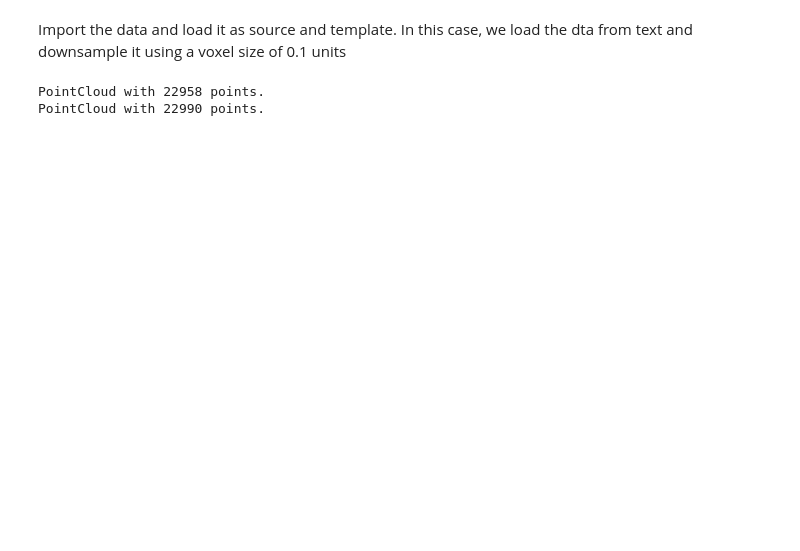
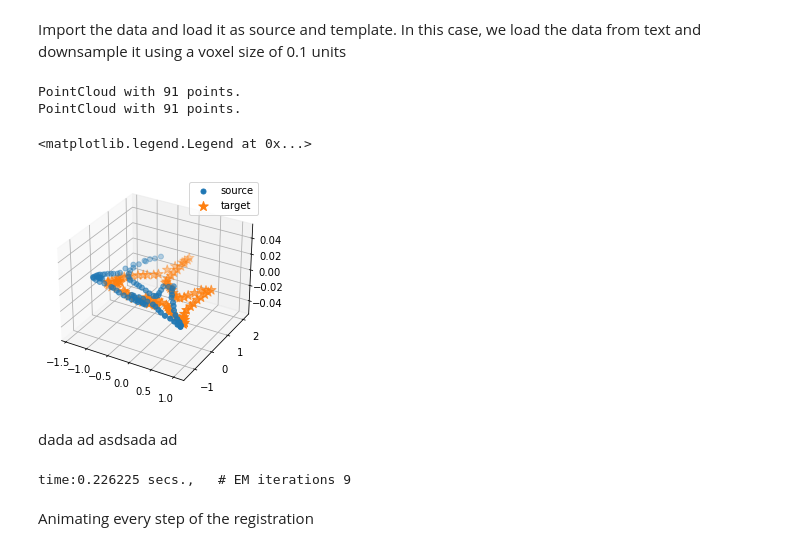
Before and after one commit to arkadeepnc/10701_DepthEx2_ML_for_registration, a Jupyter notebook: src/DEMO_NON_RIGID.ipynb, the cells around one changed output. Drawn from its saved outputs; the diff is of its cells as text; code cells hidden in the pictures; blank space fills up the shorter version.

Commit message:
adding data

```diff
--- a/src/DEMO_NON_RIGID.ipynb
+++ b/src/DEMO_NON_RIGID.ipynb
@@ -8,19 +15,32 @@ import plotly.graph_objects as go
 # %% [markdown]
-Import the data and load it as source and template. In this case, we load the dta from text and downsample it using a voxel size of 0.1 units
+Import the data and load it as source and template. In this case, we load the data from text and downsample it using a voxel size of 0.1 units
 # %%
-source, target = utils.prepare_source_and_target_nonrigid_3d('face-x.txt',
-                                                             'face-y.txt', 1.0)
+# source, target = utils.prepare_source_and_target_nonrigid_3d('face-x.txt',
+#                                                              'face-y.txt', 5.0)
+source, target = utils.prepare_source_and_target_nonrigid_3d('fish-x.txt', 'fish-y.txt', 0.001)
 source_np = np.asarray(source.points)
 target_np = np.asarray(target.points)
 
-fig = go.Figure(data=[go.Scatter3d(x=source_np[:,0], y=source_np[:,1], z=source_np[:,2],
-                                   mode='markers',    marker=dict( size=1, color='green',  opacity=1.0)),
-                                   go.Scatter3d(x=target_np[:,0], y=target_np[:,1], z=target_np[:,2],
-                                   mode='markers',    marker=dict( size=1, color='red',  opacity=1.0)) ])
-fig.show()
+# fig = go.Figure(data=[go.Scatter3d(x=source_np[:,0], y=source_np[:,1], z=source_np[:,2],
+#                                    mode='markers',    marker=dict( size=1, color='green',  opacity=1.0)),
+#                                    go.Scatter3d(x=target_np[:,0], y=target_np[:,1], z=target_np[:,2],
+#                                    mode='markers',    marker=dict( size=1, color='red',  opacity=1.0)) ])
+# fig.show()
+fig = plt.figure()
+ax = fig.add_subplot(projection = '3d')
+ax.scatter(source_np[:,0], source_np[:,1], source_np[:,2], marker = '.', label = 'source', s = 100.0 )
+ax.scatter(target_np[:,0], target_np[:,1], target_np[:,2], marker = '*', label = 'target', s = 100.0 )
+plt.legend()
+# plt.show()
+# plt.ion()
+#  <! ![assasa](face_reg.png) >
 # %% [output]
-PointCloud with 22958 points.
-PointCloud with 22990 points.
+PointCloud with 91 points.
+PointCloud with 91 points.
+<matplotlib.legend.Legend at 0x...>
+[figure, added]
+# %% [markdown]
+dada ad asdsada ad
 # %%
 EstepResult = namedtuple('EstepResult', ['pt1', 'p1', 'px', 'n_p'])
 MstepResult = namedtuple('MstepResult', ['transformation', 'sigma2', 'q'])
@@ -108,0 +178,18 @@ class CoherentPointDrift():
+# %%
+use_cuda = False
+cp = np
+to_cpu = lambda x: x
+
+source_pt = cp.asarray(source.points, dtype=cp.float32)
+target_pt = cp.asarray(target.points, dtype=cp.float32)
+
+acpd = NonRigidCPD(source_pt, use_cuda=use_cuda)
+start = time.time()
+tf_param, _, _ = acpd.registration(target_pt)
+elapsed = time.time() - start
+# print(acpd.all_transforms[0],'<>')
+print("time:{0:2f} secs.,   # EM iterations {1:d}".format(elapsed, len(acpd.all_transforms)))
+# %% [output]
+time:0.226225 secs.,   # EM iterations 9
+# %% [markdown]
+Animating every step of the registration
```
Also changed, not shown: parts of 5 cells of this notebook, 6 other files.
